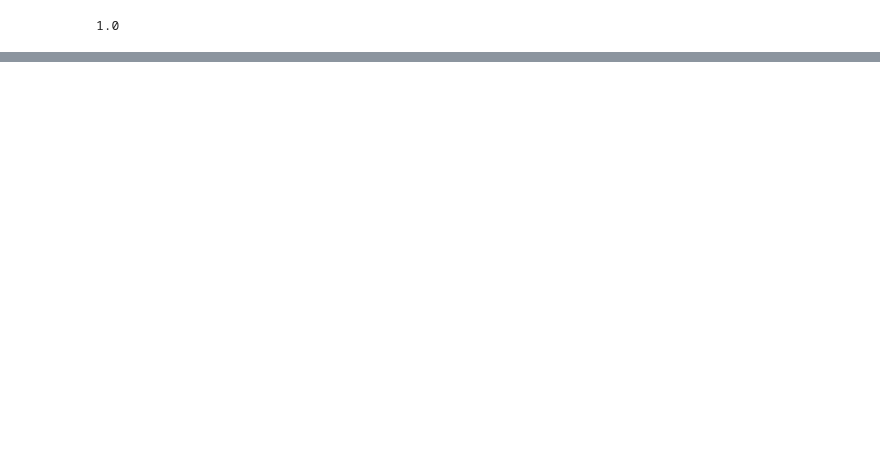
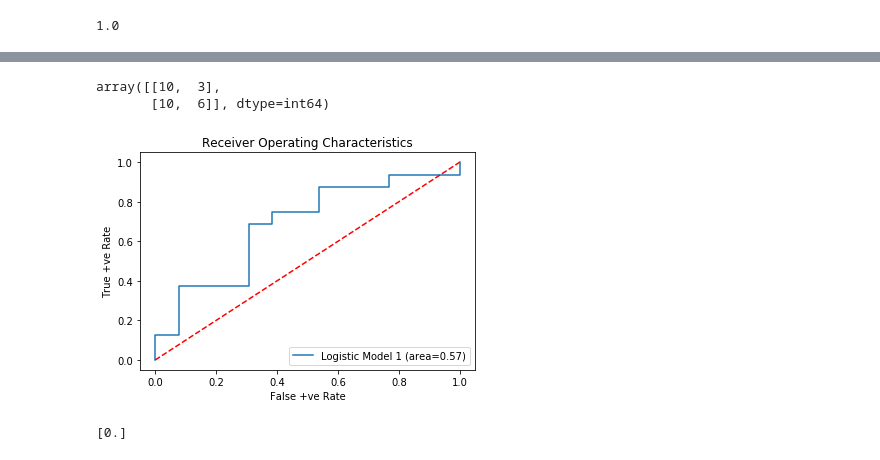
Before and after one commit to OmkarPro/Practise, a Jupyter notebook: Covid (O).ipynb, the cells around one changed output, grey strips where cells are left out. Cells and saved outputs as stored; diff of their text form; code cells hidden in the pictures; blank space fills up the shorter version.

```diff
--- a/Covid (O).ipynb
+++ b/Covid (O).ipynb
@@ -288,0 +379,4 @@ accuracy_score(y_test,predictions)
+# %%
+X_train_1, X_test_1, y_train_1, y_test_1 = train_test_split(X_res, y_res, test_size=0.3, random_state=1)
+# %%
+logmodel.fit(X_train_1,y_train_1)
@@ -288,0 +389,2 @@ accuracy_score(y_test,predictions)
+# %%
+predictions_1=logmodel.predict(X_test_1)
@@ -288,0 +403,25 @@ accuracy_score(y_test,predictions)
+# %%
+confusion_matrix(y_test_1,predictions_1)
+# %% [output]
+array([[10,  3],
+       [10,  6]], dtype=int64)
+# %%
+LROC_1 = roc_auc_score(y_test_1,predictions_1)
+fpr_1,tpr_1,threshold_1 = roc_curve(y_test_1,logmodel.predict_proba(X_test_1)[:,1])
+# %%
+plt.figure()
+plt.plot(fpr_1,tpr_1,label="Logistic Model 1 (area=%0.2f)" % LROC_1)
+plt.plot([0,1],[0,1],"r--")
+plt.xlim([-0.05,1.05])
+plt.ylim([-0.05,1.05])
+plt.xlabel("False +ve Rate")
+plt.ylabel("True +ve Rate")
+plt.title("Receiver Operating Characteristics")
+plt.legend(loc="lower right")
+plt.show()
+# %% [output]
+[figure, added]
+# %%
+print(logmodel.predict(([[1,80,1,1,1,97.66666667,38.6,0,0]])))
+# %% [output]
+[0.]
```
Also changed, not shown: parts of 28 cells of this notebook.
